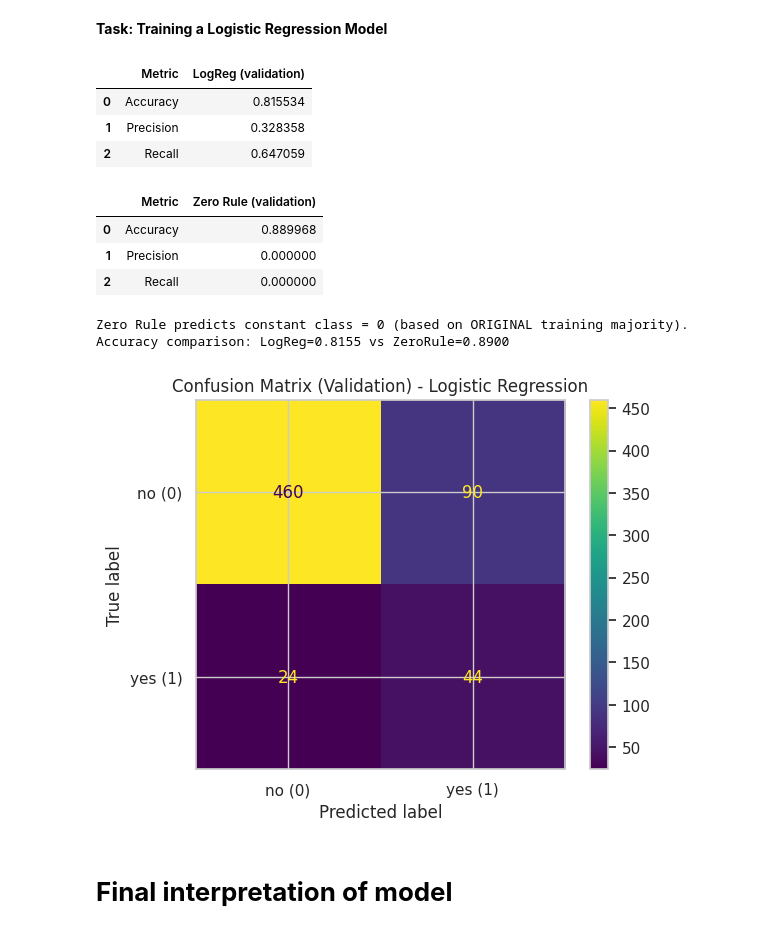
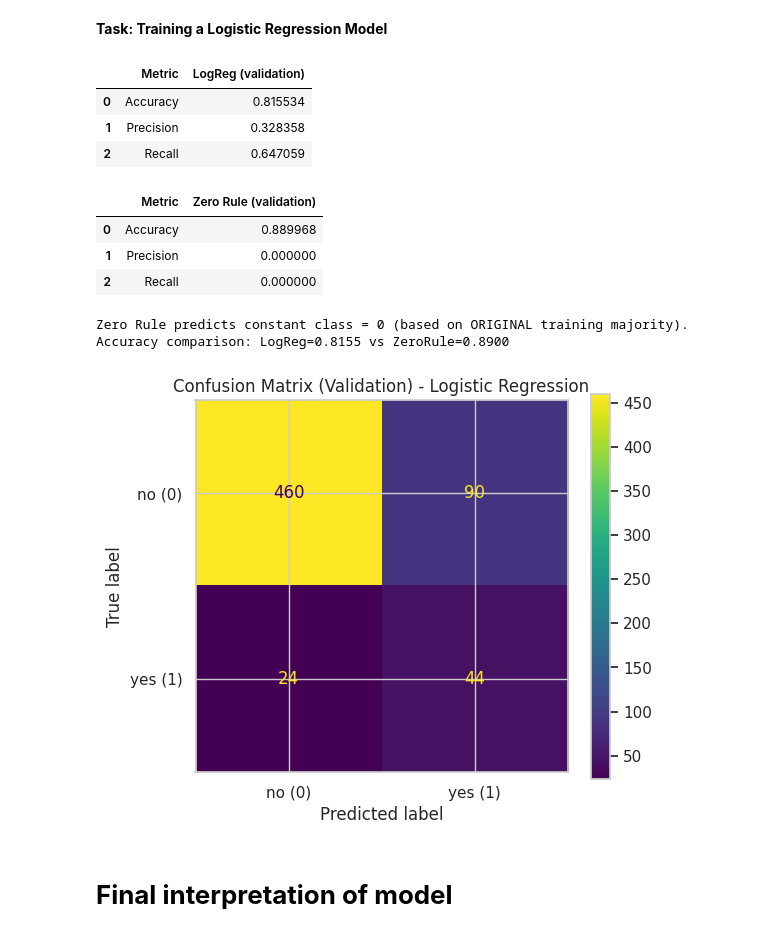
Before and after one commit to jbeeksieu2023-del/ML-fundamentals-2026, a Jupyter notebook: assignment_1_jade_beeksieu.ipynb, the cells around one changed output. Saved outputs shown, nothing was run; the diff lists cells and outputs as text; code cells hidden in the pictures.

```diff
--- a/assignment_1_jade_beeksieu.ipynb
+++ b/assignment_1_jade_beeksieu.ipynb
@@ -959,14 +963,6 @@ display(baseline_df)
 
 print(f"Zero Rule predicts constant class = {majority_class} (based on ORIGINAL training majority).")
 print(f"Accuracy comparison: LogReg={acc:.4f} vs ZeroRule={acc0:.4f}")
-
-cm = confusion_matrix(y_val_bin, y_val_pred)
-disp = ConfusionMatrixDisplay(confusion_matrix=cm, display_labels=["no (0)", "yes (1)"])
-
-fig, ax = plt.subplots()
-disp.plot(ax=ax, values_format="d")
-plt.title("Confusion Matrix (Validation) - Logistic Regression")
-plt.show()
 # %% [output]
 |  | Metric | LogReg (validation) |
 | 0 | Accuracy | 0.815534 |
@@ -978,7 +974,18 @@ plt.show()
 | 2 | Recall | 0.000000 |
 Zero Rule predicts constant class = 0 (based on ORIGINAL training majority).
 Accuracy comparison: LogReg=0.8155 vs ZeroRule=0.8900
-[figure, removed]
+# %%
+cm = confusion_matrix(y_val_bin, y_val_pred)
+disp = ConfusionMatrixDisplay(confusion_matrix=cm, display_labels=["no (0)", "yes (1)"])
+
+
+fig, ax = plt.subplots(figsize=(6, 5))
+disp.plot(ax=ax, values_format="d")
+plt.title("Confusion Matrix (Validation) - Logistic Regression")
+plt.savefig("confusion_matrix.png", bbox_inches="tight", dpi=200)
+plt.show()
+# %% [output]
+[figure, added]
 # %% [markdown]
 # **Final interpretation of model**
 # %% [markdown]
```
Also changed, not shown: parts of 6 cells of this notebook.
